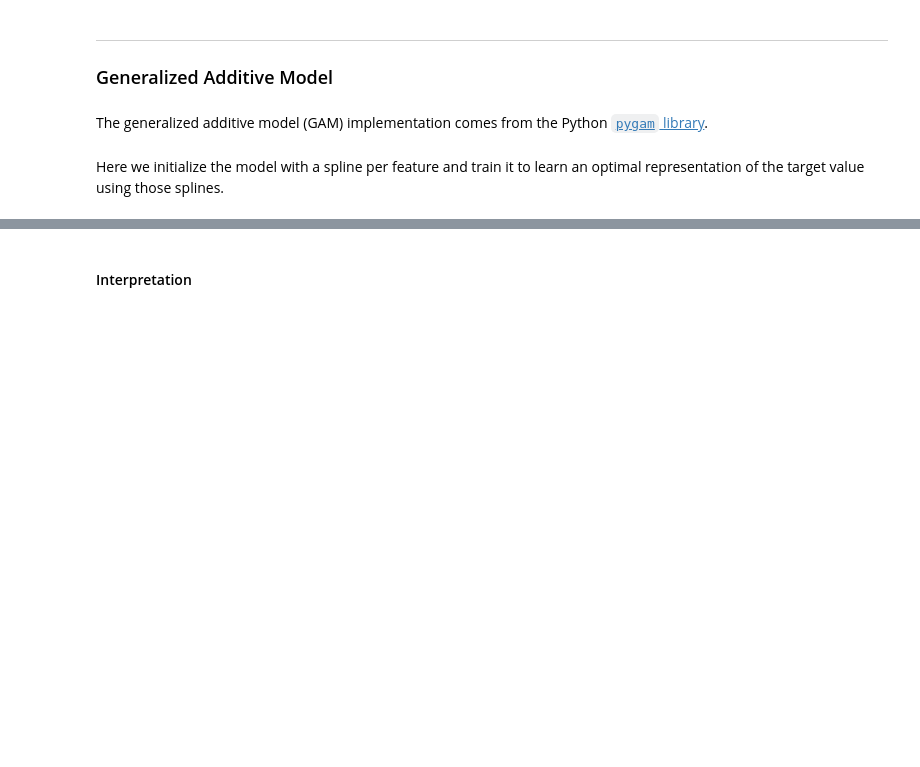
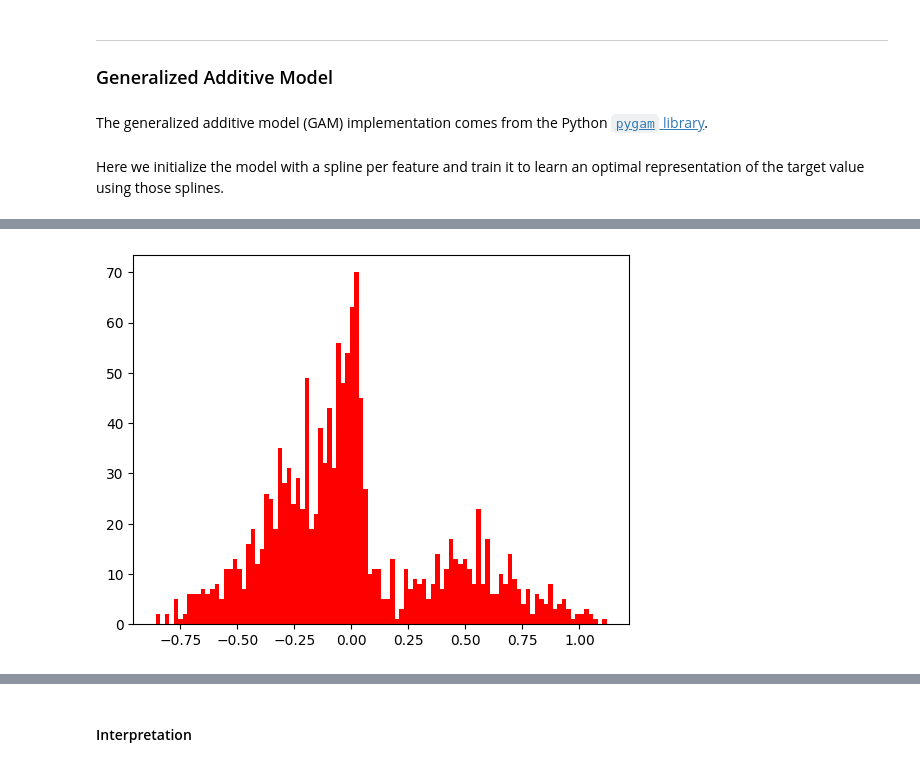
Before and after one commit to auto-d/linear-interp, a Jupyter notebook: linear-interp.ipynb, the cells around one changed output, grey strips where cells are left out. Saved outputs shown, nothing was run; the diff lists cells and outputs as text; code cells hidden in the pictures; blank space fills up the shorter version.

```diff
--- a/linear-interp.ipynb
+++ b/linear-interp.ipynb
@@ -643,0 +669,5 @@ github.com/dswah/pyGAM/issues/163
+# %%
+errors = y_test - y_pred
+_ = plt.hist(errors, bins=100, color='r')
+# %% [output]
+[figure, added]
```
Also changed, not shown: parts of 17 cells of this notebook.
